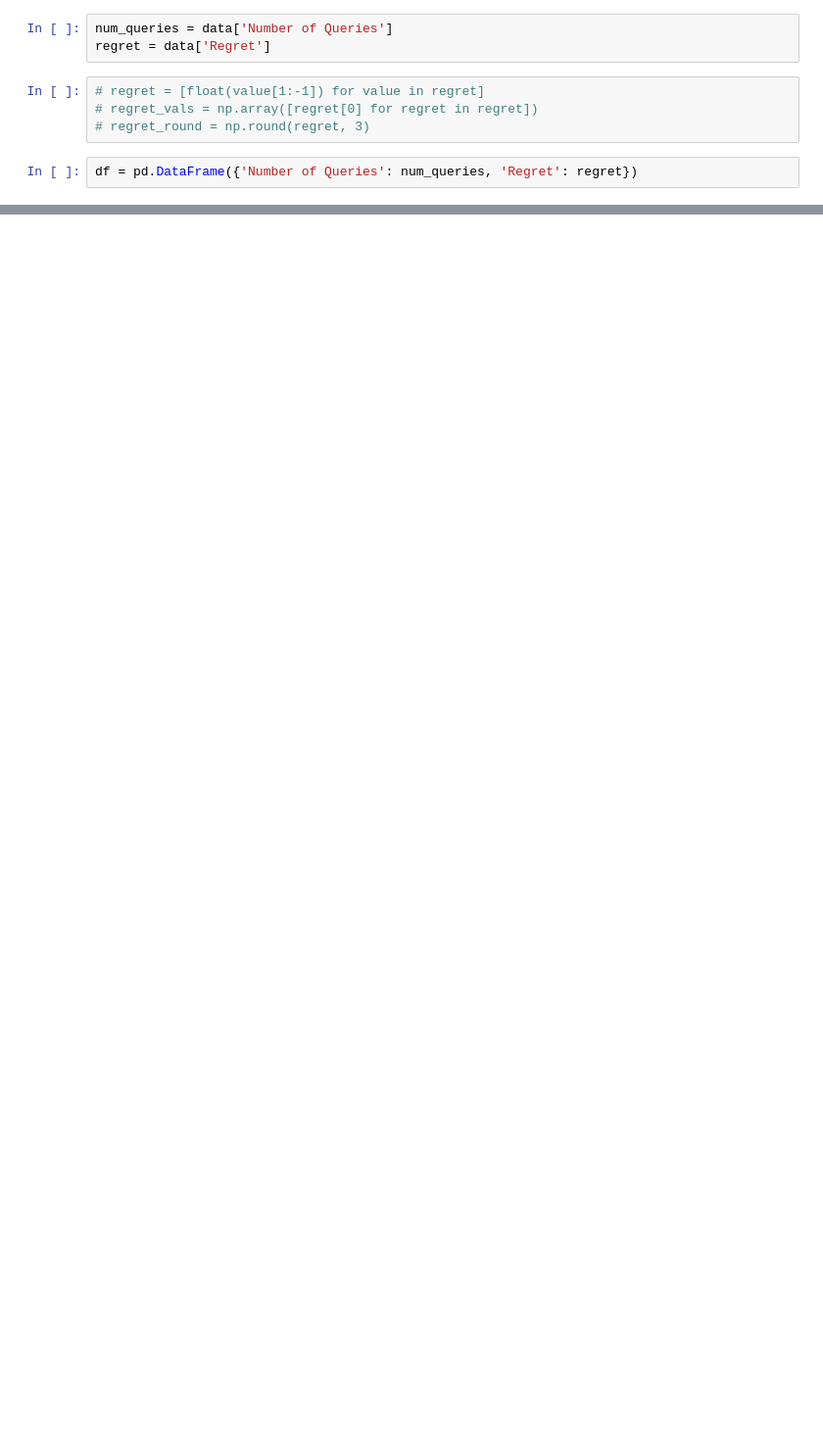
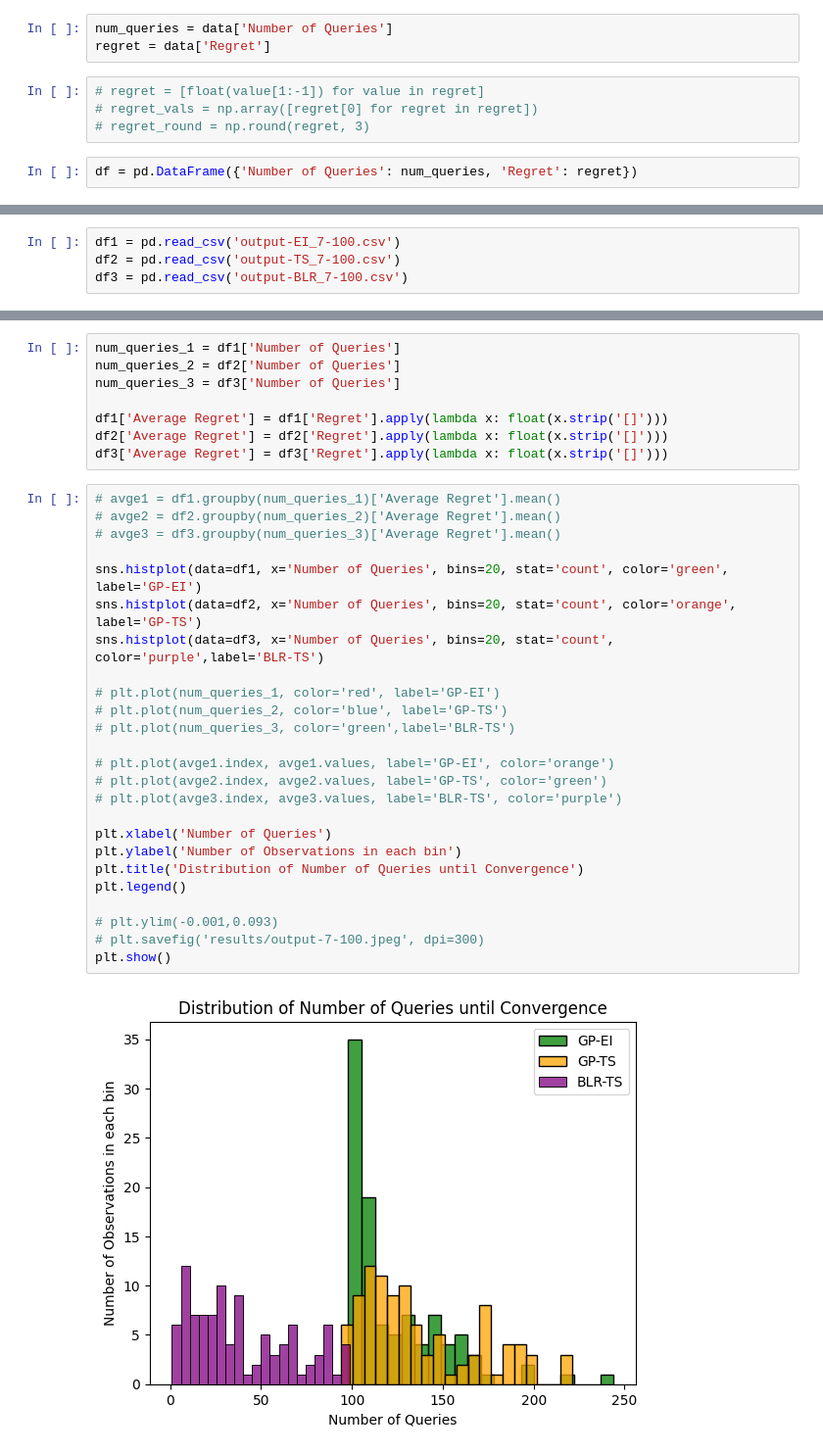
Before and after one commit to Amsterdam-Internships/Multi-objective_Optimization_using_Interactive_User_Approach, a Jupyter notebook: experiments/visualization-BLR.ipynb, the cells around one changed output, grey strips where cells are left out. Shown: that part at 98% size. Saved outputs shown, nothing was run; the diff lists cells and outputs as text; blank space fills up the shorter version.

```diff
--- a/experiments/visualization-BLR.ipynb
+++ b/experiments/visualization-BLR.ipynb
@@ -67,0 +51,4 @@ plt.show()
+# %%
+df1 = pd.read_csv('output-EI_7-100.csv')
+df2 = pd.read_csv('output-TS_7-100.csv')
+df3 = pd.read_csv('output-BLR_7-100.csv')
@@ -67,0 +57,35 @@ plt.show()
+# %%
+num_queries_1 = df1['Number of Queries']
+num_queries_2 = df2['Number of Queries']
+num_queries_3 = df3['Number of Queries']
+
+df1['Average Regret'] = df1['Regret'].apply(lambda x: float(x.strip('[]')))
+df2['Average Regret'] = df2['Regret'].apply(lambda x: float(x.strip('[]')))
+df3['Average Regret'] = df3['Regret'].apply(lambda x: float(x.strip('[]')))
+# %%
+# avge1 = df1.groupby(num_queries_1)['Average Regret'].mean()
+# avge2 = df2.groupby(num_queries_2)['Average Regret'].mean()
+# avge3 = df3.groupby(num_queries_3)['Average Regret'].mean()
+
+sns.histplot(data=df1, x='Number of Queries', bins=20, stat='count', color='green', label='GP-EI')
+sns.histplot(data=df2, x='Number of Queries', bins=20, stat='count', color='orange', label='GP-TS')
+sns.histplot(data=df3, x='Number of Queries', bins=20, stat='count', color='purple',label='BLR-TS')
+
+# plt.plot(num_queries_1, color='red', label='GP-EI')
+# plt.plot(num_queries_2, color='blue', label='GP-TS')
+# plt.plot(num_queries_3, color='green',label='BLR-TS')
+
+# plt.plot(avge1.index, avge1.values, label='GP-EI', color='orange')
+# plt.plot(avge2.index, avge2.values, label='GP-TS', color='green')
+# plt.plot(avge3.index, avge3.values, label='BLR-TS', color='purple')
+
+plt.xlabel('Number of Queries')
+plt.ylabel('Number of Observations in each bin')
+plt.title('Distribution of Number of Queries until Convergence')
+plt.legend()
+
+# plt.ylim(-0.001,0.093)
+# plt.savefig('results/output-7-100.jpeg', dpi=300)
+plt.show()
+# %% [output]
+[figure, added]
```
Also changed, not shown: parts of 7 cells of this notebook, 48 other files.
